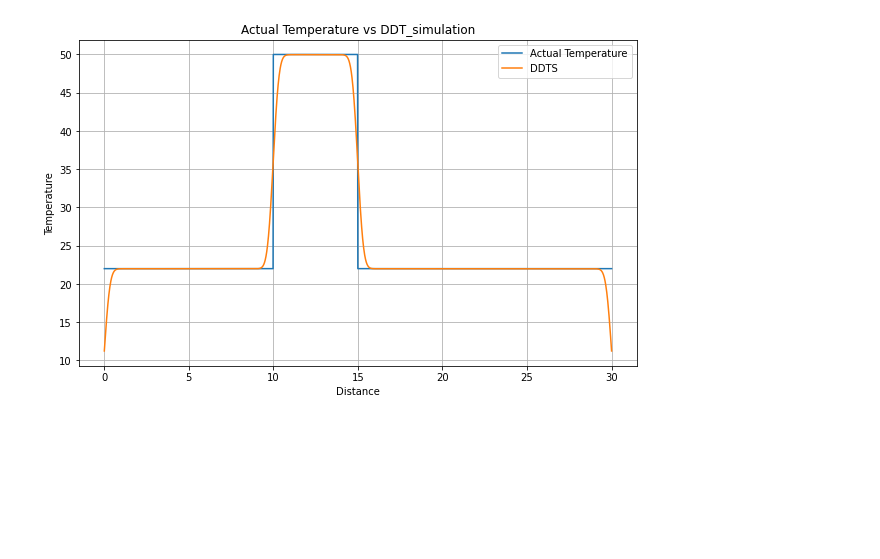
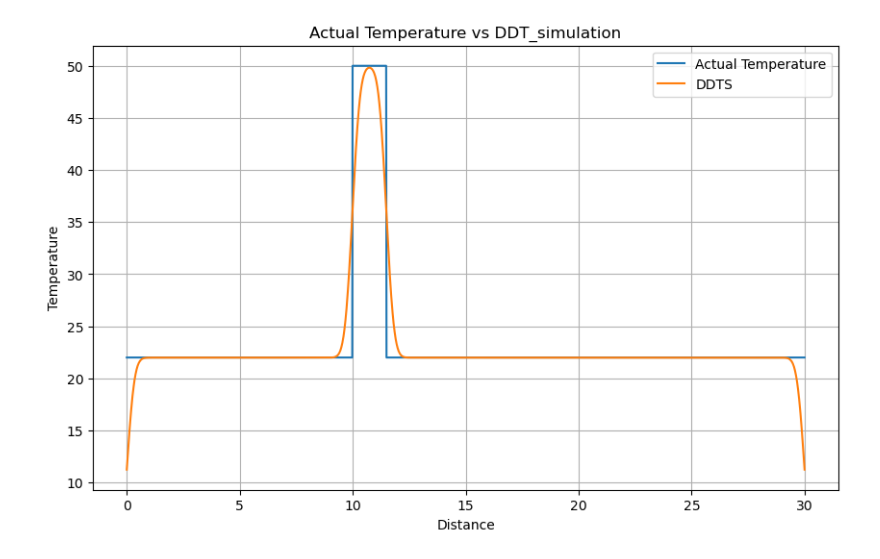
Before and after one commit to ErfanDejband/DTS_Simulation, a Jupyter notebook: test.ipynb, the cells around one changed output. Cells and saved outputs as stored; diff of their text form; code cells hidden in the pictures; blank space fills up the shorter version.

```diff
--- a/test.ipynb
+++ b/test.ipynb
@@ -8,25 +9,25 @@ df = pd.read_excel('Experimental_data_temp700.xlsx')
 # %%
 # Test case
 
 H_start = 10
-H_stop = 15
+H_stop = 11.5
 H_temperature = 50
 
 # Call the simulate function
 distance, actual_T, DDTS = simulate(H_start=H_start, H_stop=H_stop, H_temperature=H_temperature)
 
 # Plot DDTS
 plt.figure(figsize=(10, 6))
 plt.plot(distance,actual_T, label='Actual Temperature')
 plt.plot(distance,DDTS, label='DDTS')
 plt.xlabel('Distance')
 plt.ylabel('Temperature')
 plt.title('Actual Temperature vs DDT_simulation')
 plt.legend()
 plt.grid(True)
 plt.show()
 # %% [output]
-[figure, old version]
+[figure, new version]
 # %%
 
 # Extract the data from rows 400 to 500
```
Also changed, not shown: parts of 2 cells of this notebook, 2 other files.
